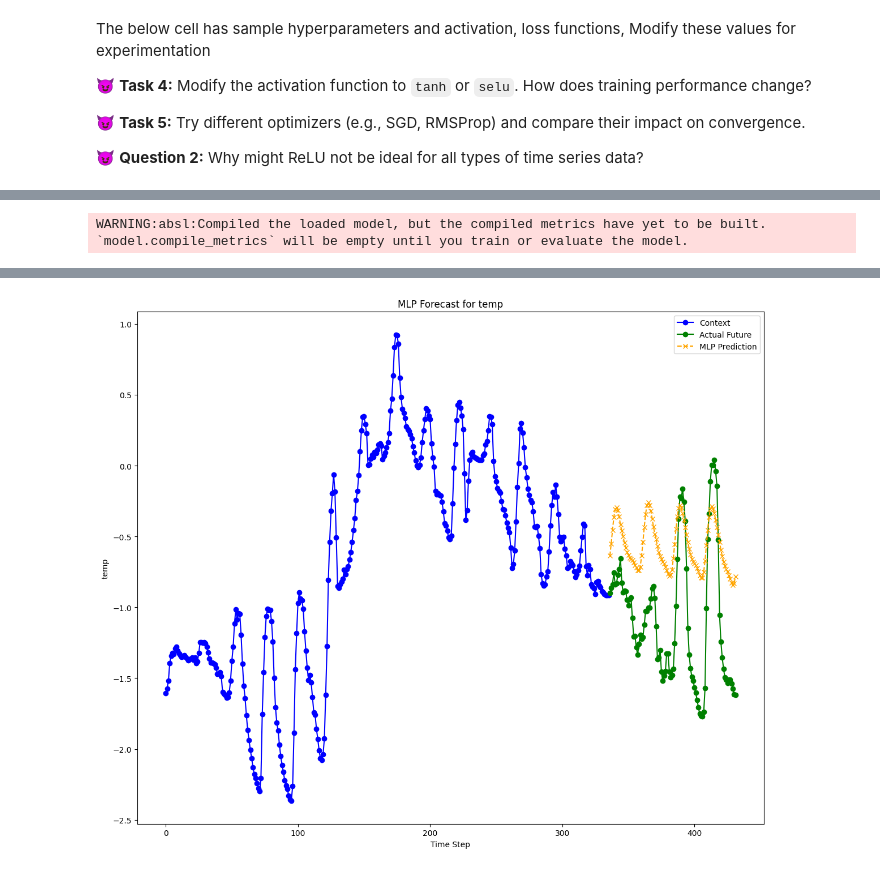
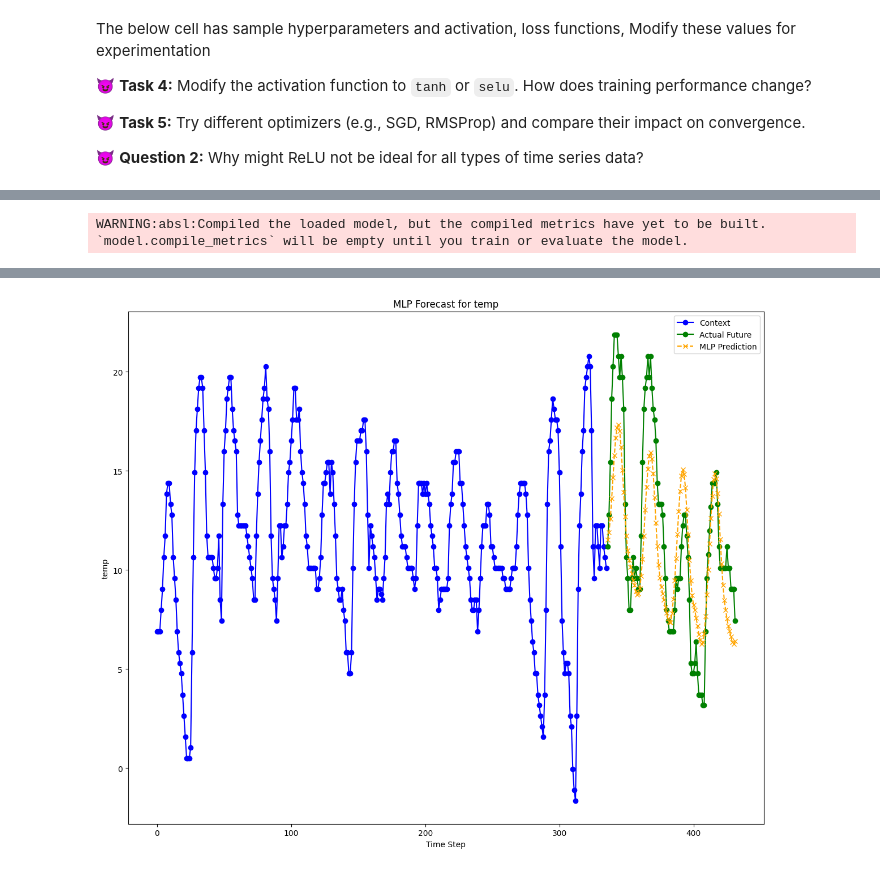
Before and after one commit to pseidel-uzk/mless, a Jupyter notebook: time_series_forecasting/4_MLP.ipynb, the cells around one changed output, grey strips where cells are left out. Saved outputs shown, nothing was run; the diff lists cells and outputs as text; code cells hidden in the pictures.

```diff
--- a/time_series_forecasting/4_MLP.ipynb
+++ b/time_series_forecasting/4_MLP.ipynb
@@ -113,7 +158,7 @@ mlp_loss = 'mse'
 ## checkpoint .zip can be loaded and unarchived from this url
 # https://drive.google.com/drive/folders/1-fkX0xKVcVOTJjBEz6pjl2D19vhjn8rs?usp=drive_link
 # and the path needs to be updated to checkpoint_dir below to local downloaded path:
-checkpoint_dir = "./checkpoint/mlp_model_checkpoint_96/"
+checkpoint_dir = "./checkpoint/"
 os.makedirs(checkpoint_dir, exist_ok=True)
 
 num_variables = 1 #len(variable_column)
@@ -164,7 +209,7 @@ for var_idx in range(num_variables):
         )
         training_histories[var_idx] = training.history
 
-    y_pred_single = mlp_model.predict(X_test_single)
+    y_pred_single = mlp_model.predict(X_test_single.astype(np.float32))
     mlp_predictions.append(y_pred_single)
 
 mlp_predictions = np.concatenate(mlp_predictions, axis=-1).reshape(y_test.shape[0], prediction_horizon, num_variables)  # Shape: (samples, pred hor, 5)
@@ -194,13 +239,15 @@ for variable_idx in range(num_variables):
         custom_objects={"mse": MeanSquaredError()}
     )
 
-    # Last sample
-    sample_idx = -1
-    X_test_sample = X_test[sample_idx, :, variable_idx]
-    y_test_sample = y_test[sample_idx, :, variable_idx]
+    # First sample of DENW094 station to compare with PatchTST
+    X_first_idx = np.flatnonzero(X_test_full[:, 0, 0] == 'DENW094')[0]
+    X_test_sample=X_test_full[X_first_idx, :, variable_idx+1] # First column is station code hence adding 1
+    # First sample of DENW094 station to compare with PatchTST
+    y_first_idx = np.flatnonzero(X_test_full[:, 0, 0] == 'DENW094')[0]
+    y_test_sample=y_test_full[y_first_idx, :, variable_idx+1] # First column is station code hence adding 1
 
     # Predict
-    mlp_pred_sample = mlp_model.predict(X_test_sample.reshape(1, -1)).flatten()
+    mlp_pred_sample = mlp_model.predict(X_test_sample.reshape(1, -1).astype(np.float32)).flatten()
 
     # Inverse scale
     context = X_test_sample * scaler_stats[variable_column[variable_idx]]['std'] + scaler_stats[variable_column[variable_idx]]['mean']
@@ -227 +274 @@ WARNING:absl:Compiled the loaded model, but the compiled metrics have yet to be
-[figure, old version]
+[figure, new version]
```
Also changed, not shown: parts of 10 cells of this notebook, 4 other files.
